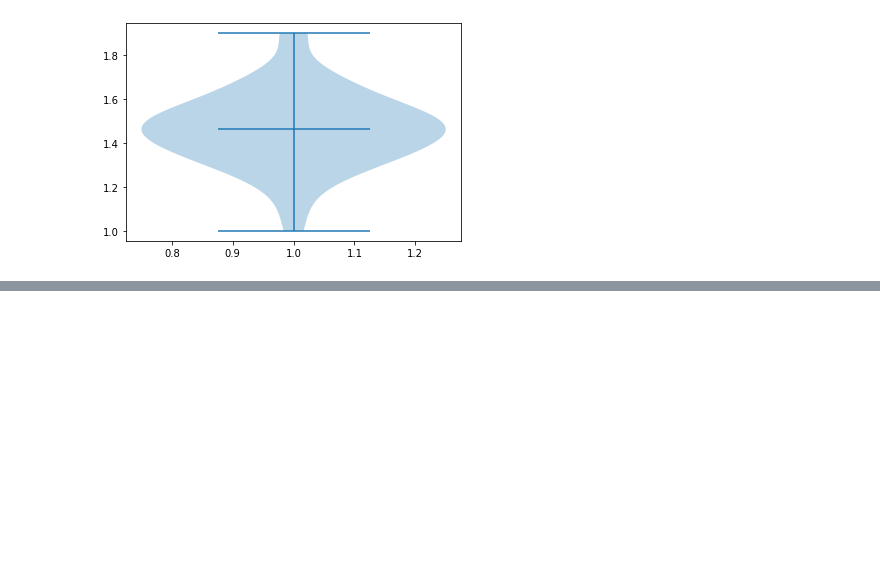
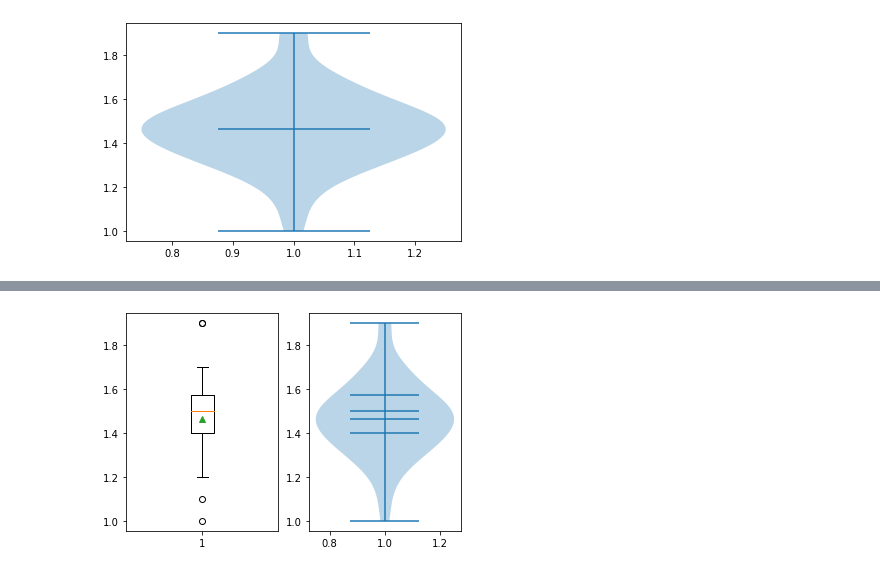
Before and after one commit to nichakornchaisuwan/data_viz_2022, a Jupyter notebook: DataViz02_Data_Distribution.ipynb, the cells around one changed output, grey strips where cells are left out. Saved outputs shown, nothing was run; the diff lists cells and outputs as text; code cells hidden in the pictures; blank space fills up the shorter version.

```diff
--- a/DataViz02_Data_Distribution.ipynb
+++ b/DataViz02_Data_Distribution.ipynb
@@ -397,0 +411,7 @@ bb = plt.boxplot(df['SepalLength'])
+# %%
+plt.subplot(1,2,1)
+bb = plt.boxplot(df['PetalLength'][:50],showmeans=True)
+plt.subplot(1,2,2)
+HW = plt.violinplot(df['PetalLength'][:50],showmeans = True,quantiles=[0.25,0.50,0.75]) #q1,q2,q3
+# %% [output]
+[figure, added]
```
Also changed, not shown: parts of 6 cells of this notebook.
